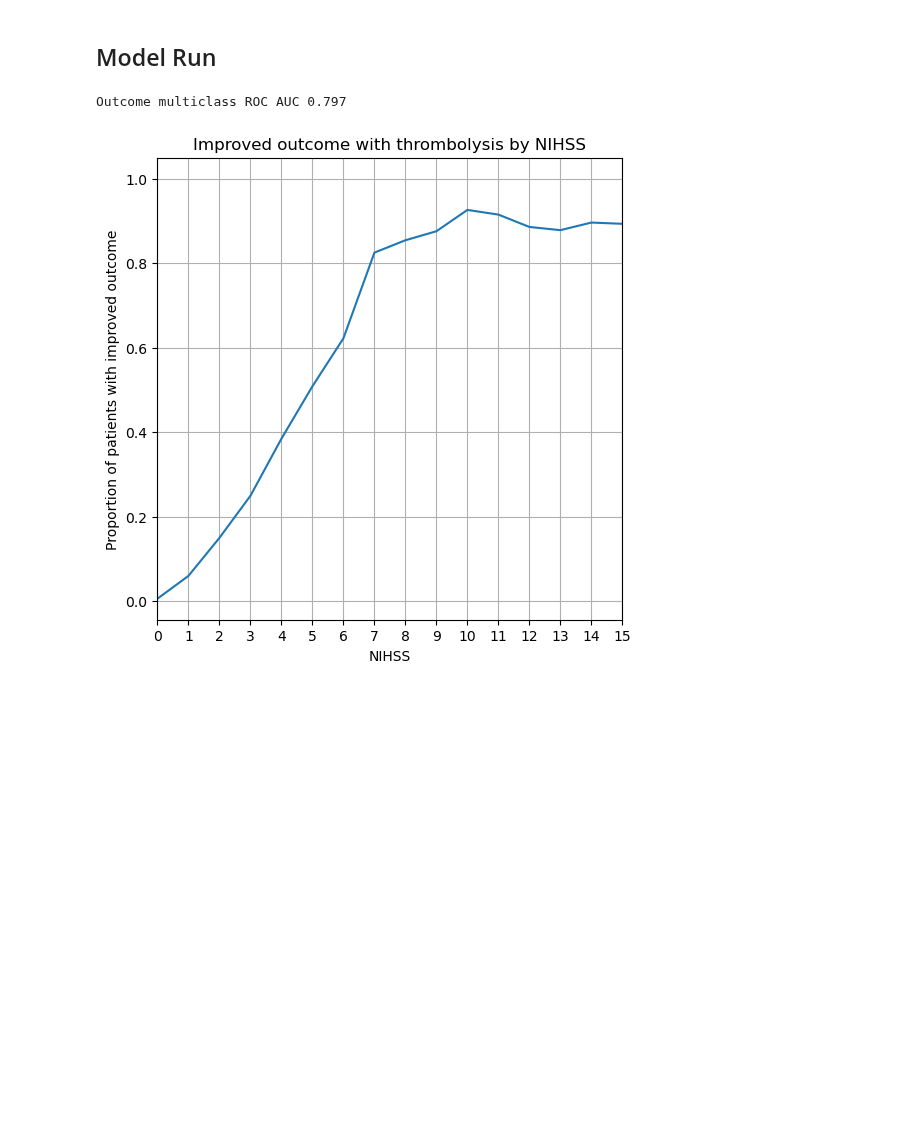
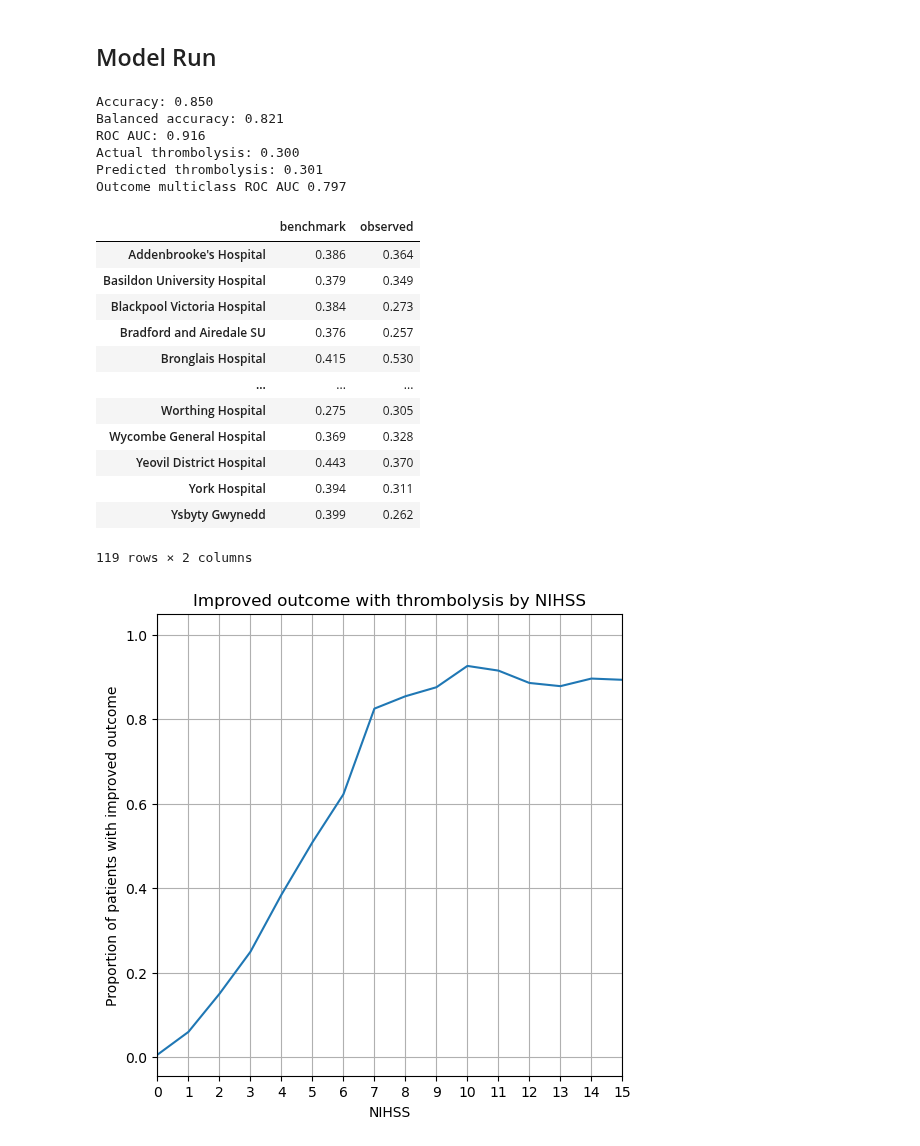
Before and after one commit to samuel-book/samuel_2_production, a Jupyter notebook: 1_full_production_1.ipynb, the cells around one changed output. Drawn from its saved outputs; the diff is of its cells as text; code cells hidden in the pictures; blank space fills up the shorter version.

Commit message:
Make full model run

```diff
--- a/1_full_production_1.ipynb
+++ b/1_full_production_1.ipynb
@@ -41,7 +41,7 @@ if run_model:
 
     # Thrombolysis decision model
     thrombolysis_choice_model = ThrombolysisChoiceModel()
-    #thrombolysis_choice_model.run()
+    thrombolysis_choice_model.run()
 
     # Outcome model
     outcome_model = OutcomeModel()
@@ -57,7 +57,28 @@ if run_model:
     pathway.run()
     """
 # %% [output]
+Accuracy: 0.850
+Balanced accuracy: 0.821
+ROC AUC: 0.916
+Actual thrombolysis: 0.300
+Predicted thrombolysis: 0.301
 Outcome multiclass ROC AUC 0.797
+# %%
+thrombolysis_choice_model.benchmark_thrombolysis
+# %% [output]
+|  | benchmark | observed |
+| Addenbrooke's Hospital | 0.386 | 0.364 |
+| Basildon University Hospital | 0.379 | 0.349 |
+| Blackpool Victoria Hospital | 0.384 | 0.273 |
+| Bradford and Airedale SU | 0.376 | 0.257 |
+| Bronglais Hospital | 0.415 | 0.530 |
+| ... | ... | ... |
+| Worthing Hospital | 0.275 | 0.305 |
+| Wycombe General Hospital | 0.369 | 0.328 |
+| Yeovil District Hospital | 0.443 | 0.370 |
+| York Hospital | 0.394 | 0.311 |
+| Ysbyty Gwynedd | 0.399 | 0.262 |
+119 rows × 2 columns
 # %%
 outcome_model.all_patients_outcomes.head()
 
```
Also changed, not shown: parts of 1 cell of this notebook, 3 other files.
